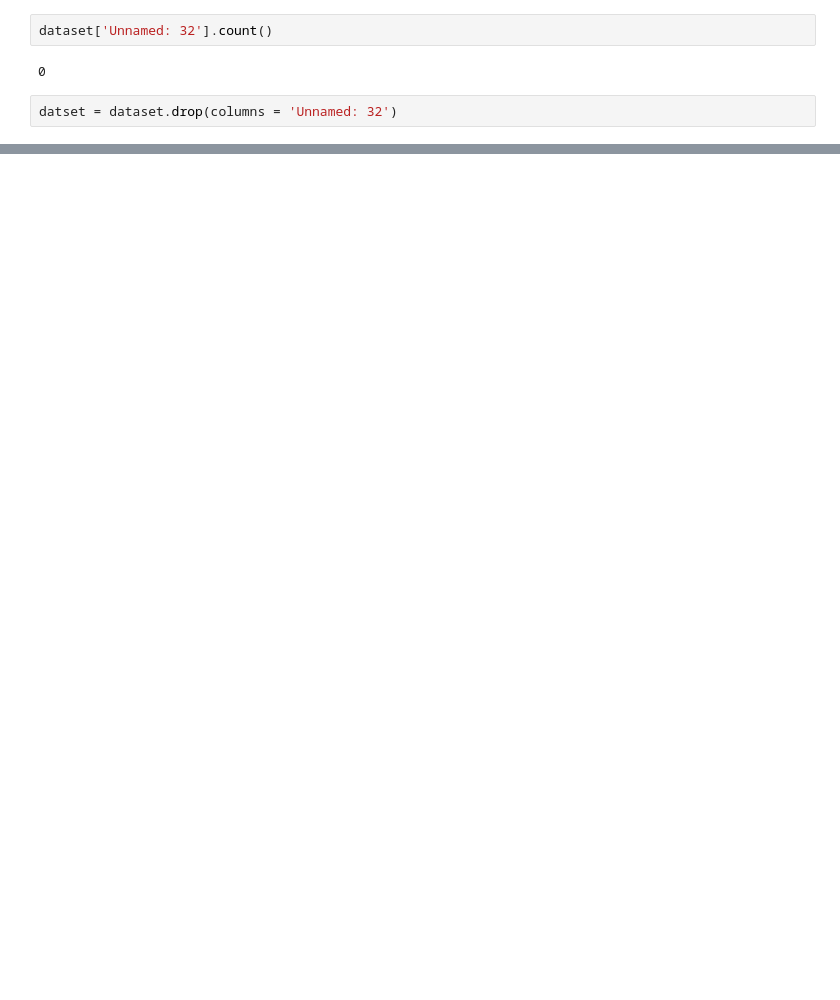
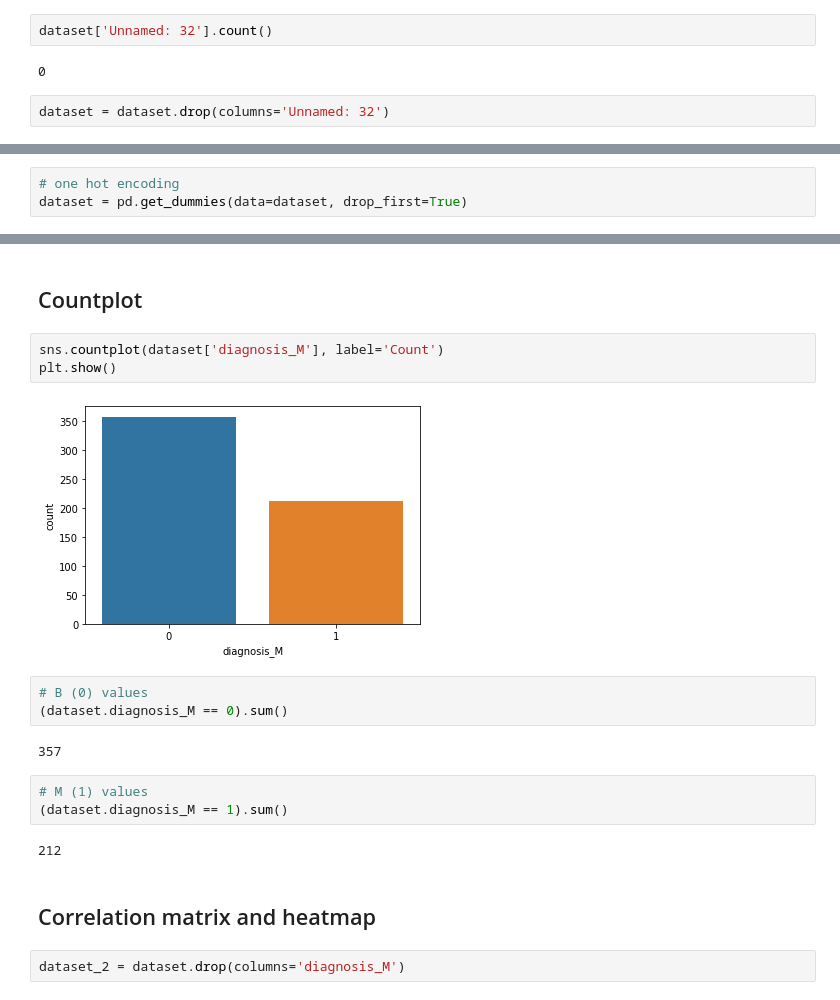
Before and after one commit to PszczeIarz/Bootcamp, a Jupyter notebook: Breast_Cancer_Detection.ipynb, the cells around one changed output, grey strips where cells are left out. Cells and saved outputs as stored; diff of their text form; blank space fills up the shorter version.

```diff
--- a/Breast_Cancer_Detection.ipynb
+++ b/Breast_Cancer_Detection.ipynb
@@ -118,7 +122,7 @@ dataset['Unnamed: 32'].count()
 # %% [output]
 0
 # %%
-datset = dataset.drop(columns = 'Unnamed: 32')
+dataset = dataset.drop(columns='Unnamed: 32')
 # %%
 dataset.shape
 # %% [output]
@@ -129,0 +148,3 @@ True
+# %%
+# one hot encoding
+dataset = pd.get_dummies(data=dataset, drop_first=True)
@@ -129,0 +160,21 @@ True
+# %% [markdown]
+## Countplot
+# %%
+sns.countplot(dataset['diagnosis_M'], label='Count')
+plt.show()
+# %% [output]
+[figure, added]
+# %%
+# B (0) values
+(dataset.diagnosis_M == 0).sum()
+# %% [output]
+357
+# %%
+# M (1) values
+(dataset.diagnosis_M == 1).sum()
+# %% [output]
+212
+# %% [markdown]
+## Correlation matrix and heatmap
+# %%
+dataset_2 = dataset.drop(columns='diagnosis_M')
```
Also changed, not shown: parts of 86 cells of this notebook.
